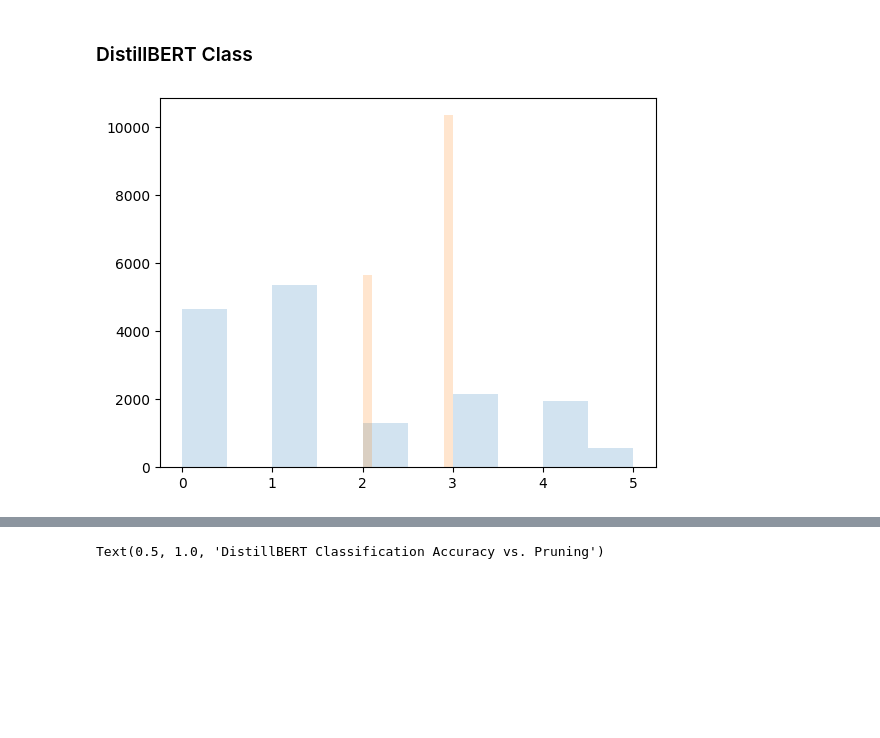
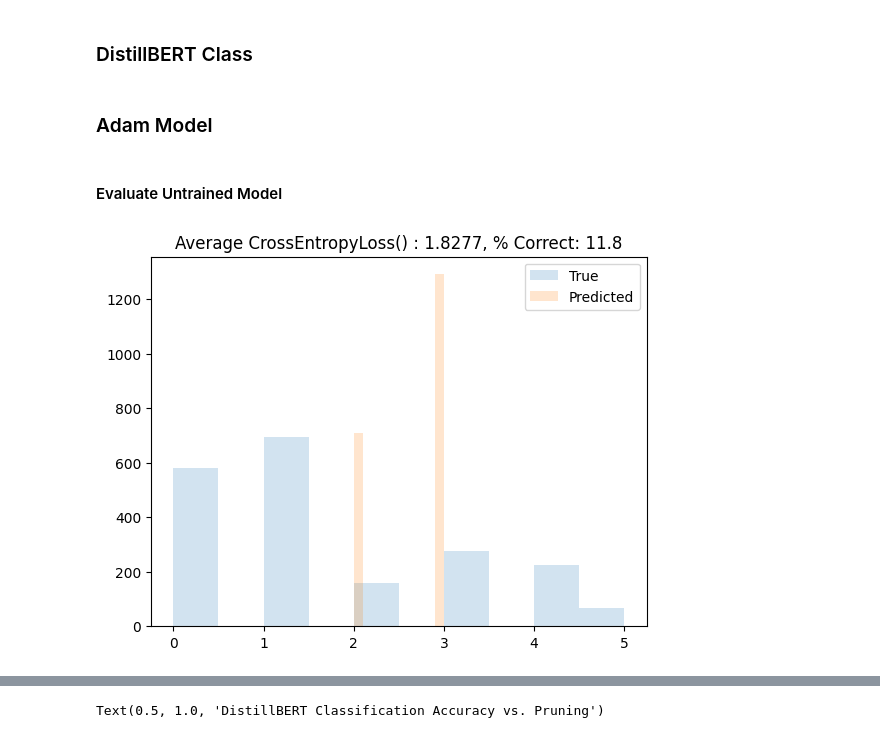
Before and after one commit to kso25/DistillBERT, a Jupyter notebook: DisitillBERT.ipynb, the cells around one changed output, grey strips where cells are left out. Drawn from its saved outputs; the diff is of its cells as text; code cells hidden in the pictures; blank space fills up the shorter version.

```diff
--- a/DisitillBERT.ipynb
+++ b/DisitillBERT.ipynb
@@ -104,6 +106,7 @@ class DistilBERTClass(torch.nn.Module):
         "l1.transformer.layer.5.ffn.lin1.weight", "l1.transformer.layer.5.ffn.lin1.bias",
         "l1.transformer.layer.5.ffn.lin2.weight", "l1.transformer.layer.5.ffn.lin2.bias"]
         self.pretrained_weights_dict = self.get_param_dict()
+        self.scores_dict = None
 
     def forward(self, input_ids, attention_mask):
         output_1 = self.l1(input_ids=input_ids, attention_mask=attention_mask)
@@ -132,7 +135,7 @@ class DistilBERTClass(torch.nn.Module):
         params = {}
         for i, p in enumerate(self.named_parameters()):
             if p[0] in self.pruning_layers:
-                temp = torch.clone(p[1])
+                temp = torch.clone(p[1]).cpu()
                 params[p[0]] = temp
         return params
 
@@ -156,13 +159,44 @@ def train(model, data_loader, optimizer, criterion, num_epoch=1):
                 model.loss_history.append(loss.item())
                 # print(f'Loss:  {loss.item()}')
 
-        torch.save(model, 'distilbert.bin')
+def track_train(model, data_loader, optimizer, criterion, num_epoch=1):
 
+    model.train()
+    scores_dict = {k: None for k in model.pruning_layers}
+    for _ in range(num_epoch):
+        for i, batch in tqdm(enumerate(data_loader, 0)):
+            input_ids = batch['input_ids'].to(device, dtype = torch.long)
+            mask = batch['attention_mask'].to(device, dtype = torch.long)
+            targets = batch['labels'].to(device, dtype = torch.float)
+
+            outputs = model(input_ids, mask)
+
+            before_weight_dict = model.get_param_dict()
+            optimizer.zero_grad()
+            loss = criterion(outputs, targets)
+            loss.backward()
+            optimizer.step()
+            after_weight_dict = model.get_param_dict()
+
+            with torch.no_grad():
+                for k in before_weight_dict.keys():
+                    if scores_dict[k] == None:
+                        scores_dict[k] = (after_weight_dict[k] - before_weight_dict[k]) * before_weight_dict[k]
+                    else:
+                        scores_dict[k] += (after_weight_dict[k] - before_weight_dict[k]) * before_weight_dict[k]
+
+            if i%100==0:
+                model.loss_history.append(loss.item())
+
+    model.scores_dict = scores_dict
+
+from torcheval.metrics.functional import multiclass_f1_score
 def evaluate(model, data_loader, criterion, plot=True):
     model.eval()
     predictions = []
     targets = []
     losses = []
+    f1s = []
     for batch in tqdm(data_loader):
         input_ids = batch['input_ids'].to(device, dtype = torch.long)
         mask = batch['attention_mask'].to(device, dtype = torch.long)
@@ -171,6 +205,7 @@ def evaluate(model, data_loader, criterion, plot=True):
         outputs = model(input_ids, mask)
         loss = criterion(outputs, target)
         losses.append(loss.item())
+        # f1s.append(multiclass_f1_score(outputs, targets, num_classes=6))
 
         # preds = outputs.argmax(dim=1)
         # preds = preds.cpu().detach().numpy().tolist()
@@ -191,6 +226,8 @@ def evaluate(model, data_loader, criterion, plot=True):
         plt.show()
 
     return predictions, targets, pred_labels, target_labels, prop_correct, avg_loss
+# %% [markdown]
+### Adam Model
 # %%
 seed = 9
 reseed(seed)
@@ -204,14 +241,9 @@ criterion = nn.CrossEntropyLoss()#torch.nn.BCEWithLogitsLoss()
 
 untrained_weights_list = model.get_param_list()
-# %%
-untrained_predictions, untrained_targets, untrained_losses = evaluate(model, eval_dataloader, criterion)
-
-untrained_pred_labels = np.array(untrained_predictions).argmax(axis=1)
-untrained_target_labels = np.array(untrained_targets).argmax(axis=1)
-
-plt.hist(untrained_target_labels, alpha=0.2)
-plt.hist(untrained_pred_labels, alpha=0.2)
-plt.show()
-# %% [output]
-[figure, removed]
+# %% [markdown]
+#### Evaluate Untrained Model
+# %%
+untrained_predictions, targets, untrained_pred_labels, target_labels, untrained_prop_correct, untrained_avg_loss  = evaluate(model, eval_dataloader, criterion)
+# %% [output]
+[figure, added]
 # %%
```
Also changed, not shown: parts of 53 cells of this notebook, 1 other file.
